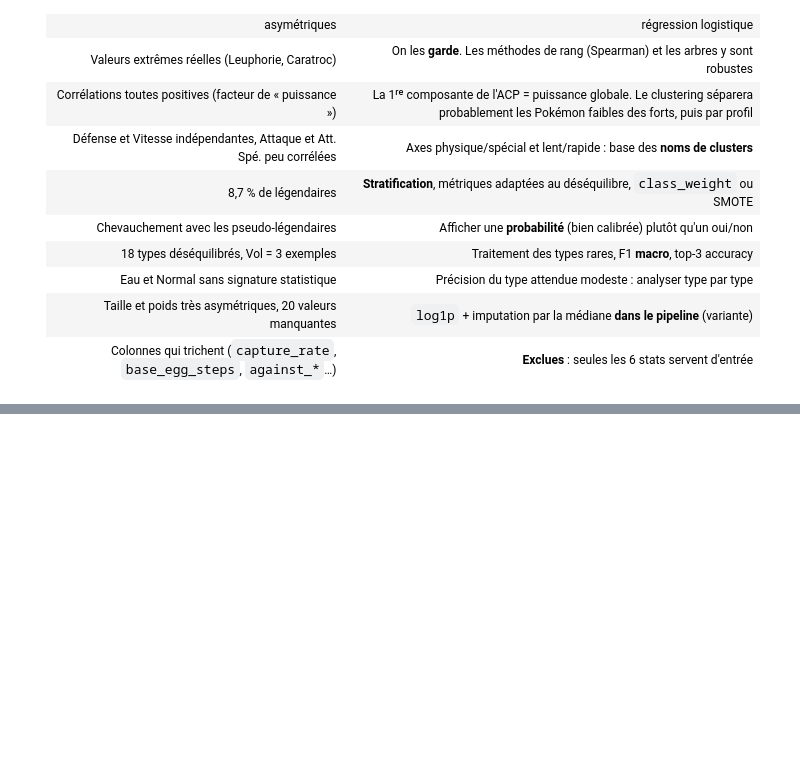
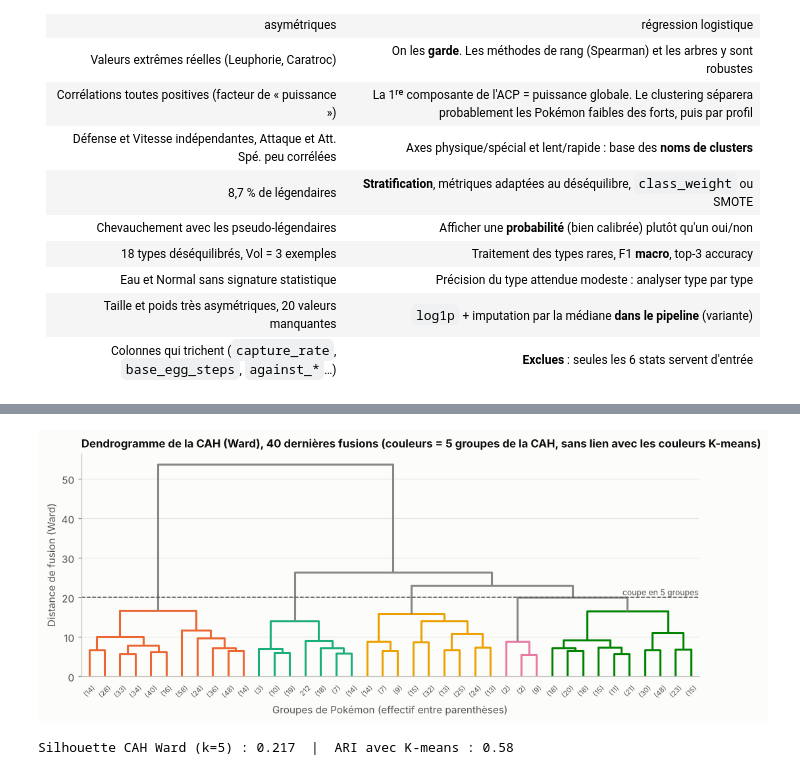
Before and after one commit to iceteeframboise/pokedex, a Jupyter notebook: notebooks/1_tabulaire.ipynb, the cells around one changed output, grey strips where cells are left out. Drawn from its saved outputs; the diff is of its cells as text; code cells hidden in the pictures; blank space fills up the shorter version.

```diff
--- a/notebook/pokedex_niveau1.ipynb
+++ b/notebooks/1_tabulaire.ipynb
@@ -518,0 +728,20 @@ Asymétrie : {'height_m': 5.1, 'weight_kg': 4.9}
+# %%
+Lk = linkage(Z, method="ward")
+fig, ax = plt.subplots(figsize=(11, 4))
+dendrogram(Lk, truncate_mode="lastp", p=40, color_threshold=Lk[-(K_CHOISI - 1), 2],
+           above_threshold_color=MUTED, leaf_font_size=7, ax=ax)
+ax.axhline(Lk[-(K_CHOISI - 1), 2], color=INK_2, ls="--", lw=1)
+ax.text(ax.get_xlim()[1], Lk[-(K_CHOISI - 1), 2], f" coupe en {K_CHOISI} groupes", va="bottom",
+        ha="right", fontsize=8, color=INK_2)
+ax.set(title="Dendrogramme de la CAH (Ward), 40 dernières fusions (couleurs = 5 groupes de la CAH, sans lien avec les couleurs K-means)",
+       ylabel="Distance de fusion (Ward)", xlabel="Groupes de Pokémon (effectif entre parenthèses)")
+ax.grid(axis="x", visible=False)
+save_fig(fig, "14_dendrogramme_ward")
+plt.show()
+
+ward = AgglomerativeClustering(n_clusters=K_CHOISI, linkage="ward").fit_predict(Z)
+print(f"Silhouette CAH Ward (k={K_CHOISI}) : {silhouette_score(Z, ward):.3f}"
+      f"  |  ARI avec K-means : {adjusted_rand_score(kmeans.labels_, ward):.2f}")
+# %% [output]
+[figure, added]
+Silhouette CAH Ward (k=5) : 0.217  |  ARI avec K-means : 0.58
```
Also changed, not shown: parts of 37 cells of this notebook, 12 other files.
